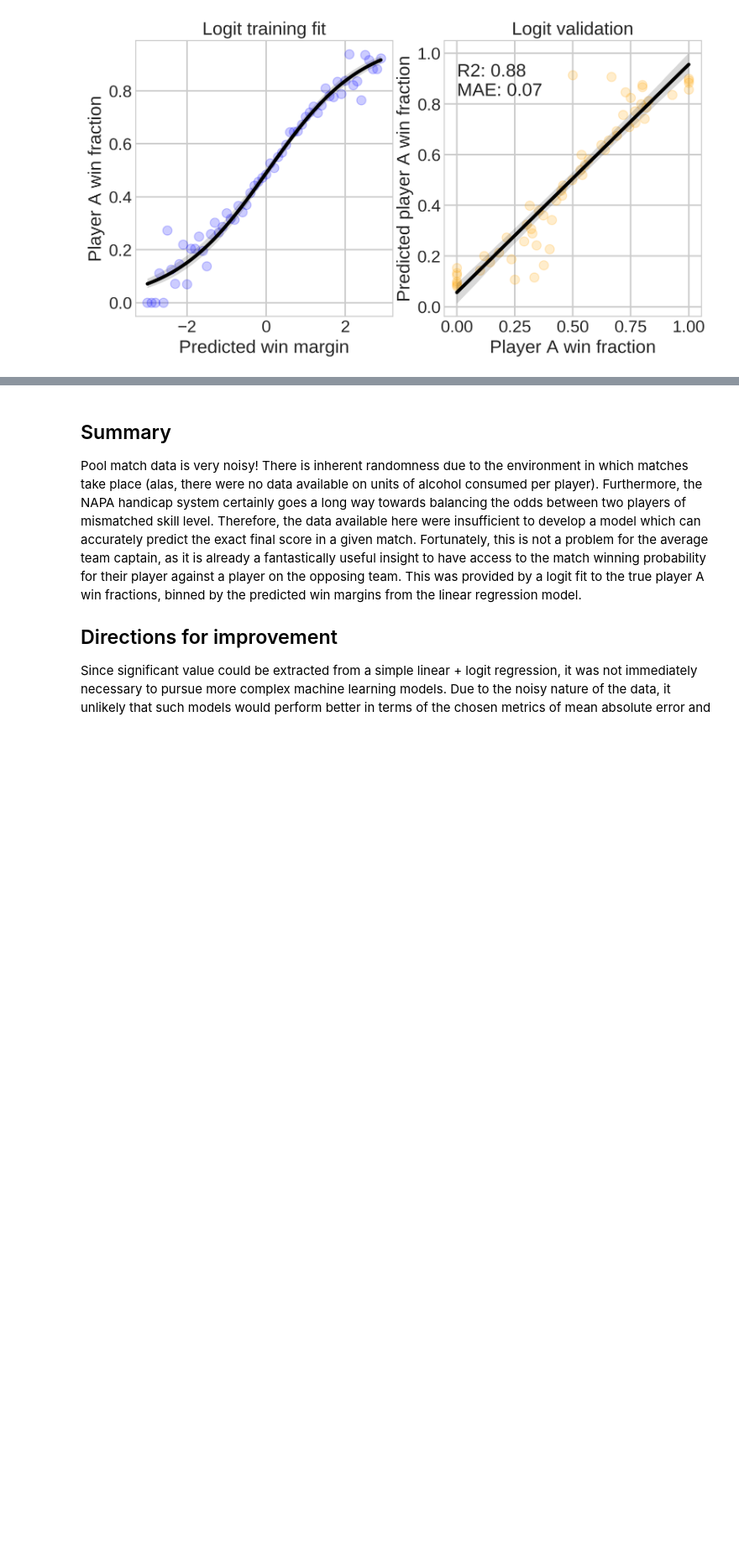
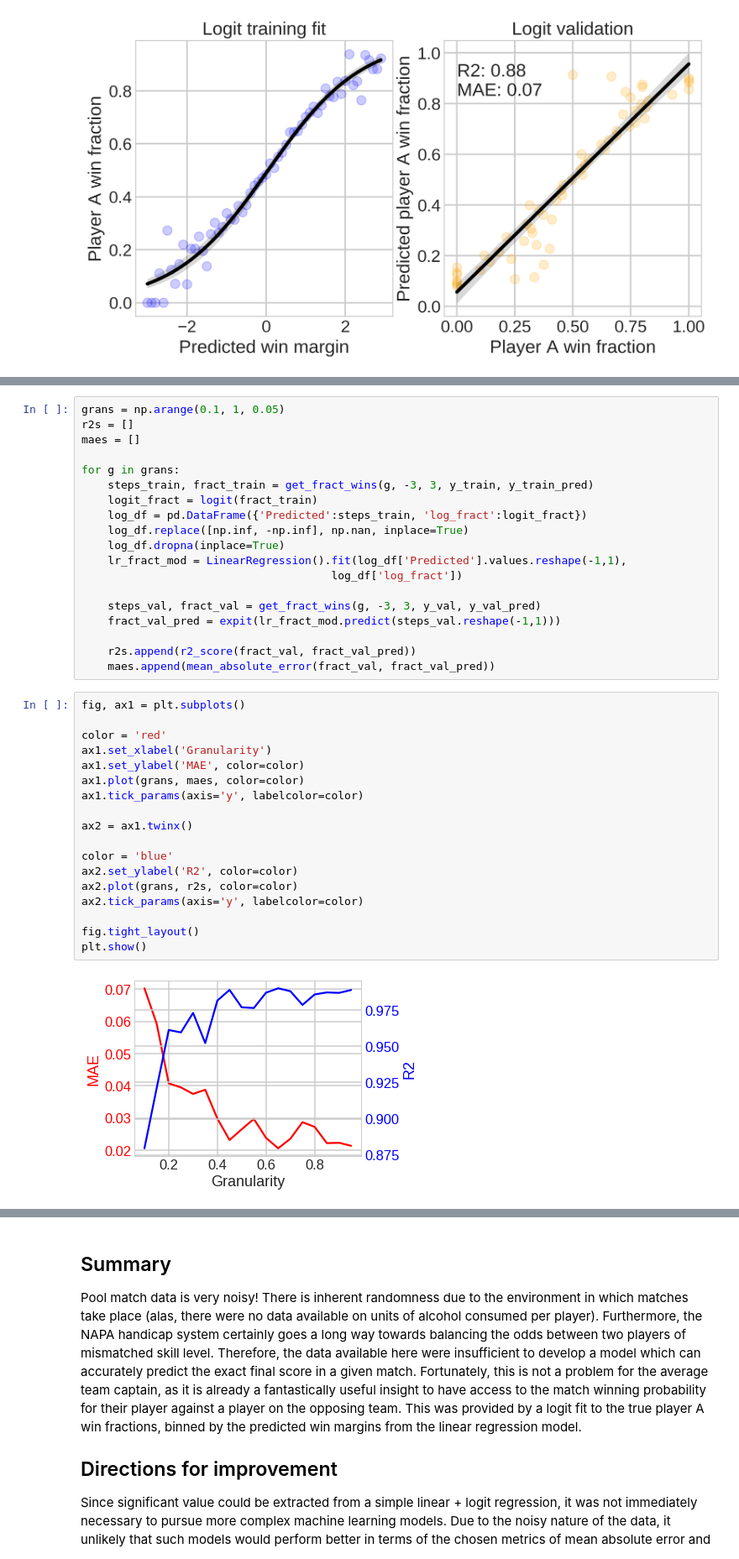
Before and after one commit to cfodonnell/NAPA-Amateur-Pool, a Jupyter notebook: models/model_selection.ipynb, the cells around one changed output, grey strips where cells are left out. Shown at 84% size. Drawn from its saved outputs; the diff is of its cells as text; blank space fills up the shorter version.

```diff
--- a/models/model_selection.ipynb
+++ b/models/model_selection.ipynb
@@ -282,0 +288,39 @@ ax[1].set_ylabel('Predicted player A win fraction');
+# %%
+grans = np.arange(0.1, 1, 0.05)
+r2s = []
+maes = []
+
+for g in grans:
+    steps_train, fract_train = get_fract_wins(g, -3, 3, y_train, y_train_pred)
+    logit_fract = logit(fract_train)
+    log_df = pd.DataFrame({'Predicted':steps_train, 'log_fract':logit_fract})
+    log_df.replace([np.inf, -np.inf], np.nan, inplace=True)
+    log_df.dropna(inplace=True)
+    lr_fract_mod = LinearRegression().fit(log_df['Predicted'].values.reshape(-1,1),
+                                      log_df['log_fract'])
+
+    steps_val, fract_val = get_fract_wins(g, -3, 3, y_val, y_val_pred)
+    fract_val_pred = expit(lr_fract_mod.predict(steps_val.reshape(-1,1)))
+
+    r2s.append(r2_score(fract_val, fract_val_pred))
+    maes.append(mean_absolute_error(fract_val, fract_val_pred))
+# %%
+fig, ax1 = plt.subplots()
+
+color = 'red'
+ax1.set_xlabel('Granularity')
+ax1.set_ylabel('MAE', color=color)
+ax1.plot(grans, maes, color=color)
+ax1.tick_params(axis='y', labelcolor=color)
+
+ax2 = ax1.twinx()
+
+color = 'blue'
+ax2.set_ylabel('R2', color=color)
+ax2.plot(grans, r2s, color=color)
+ax2.tick_params(axis='y', labelcolor=color)
+
+fig.tight_layout()
+plt.show()
+# %% [output]
+[figure, added]
```
Also changed, not shown: parts of 6 cells of this notebook, 10 other files.
